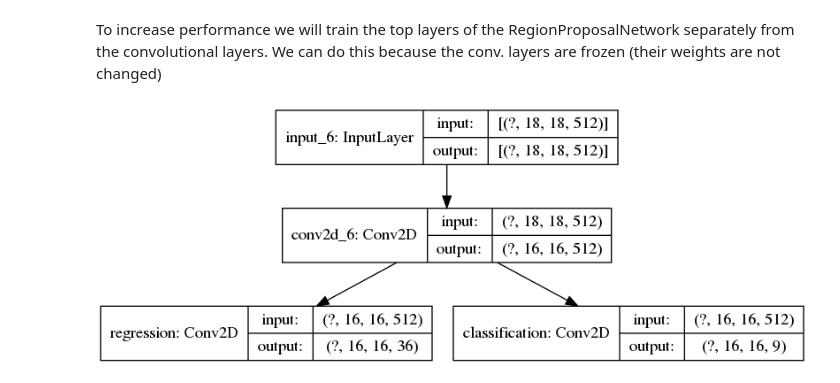
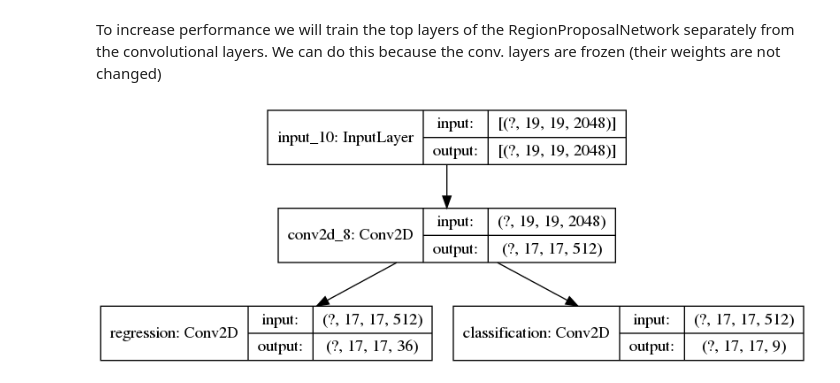
Before and after one commit to georgepachitariu/ml-practice, a Jupyter notebook: Object-detection/Faster R-CNN.ipynb, the cells around one changed output. Drawn from its saved outputs; the diff is of its cells as text; code cells hidden in the pictures.

```diff
--- a/Object-detection/Faster R-CNN.ipynb
+++ b/Object-detection/Faster R-CNN.ipynb
@@ -125,25 +204,25 @@ from the convolutional layers. We can do this because the conv. layers are froze
 # 1. First we get the output of the convolutional layers for each of the train images:
 convolutions_output = base_model.predict(images_dataset)
 # %%
-normalized_init = tf.compat.v1.keras.initializers.RandomNormal(mean=0.0, stddev=0.01)
+from tensorflow.compat.v1.keras.initializers import RandomNormal
 
 #https://www.tensorflow.org/guide/keras/functional
-inputs = tf.keras.Input(shape=(18, 18, 512))
+inputs = tf.keras.Input(shape=(19, 19, 2048))
 
 c = tf.keras.layers.Conv2D(512, (3, 3), activation='relu',
-        bias_initializer='zeros', kernel_initializer=normalized_init)(inputs)
+        bias_initializer='zeros', kernel_initializer=RandomNormal(mean=0.0, stddev=0.1))(inputs)
 
-# TODO: I don't know what is the activation used in the paper here. I used sigmoid.
-regression = tf.keras.layers.Conv2D(36, (1, 1), activation='sigmoid',
-        bias_initializer='zeros', kernel_initializer=normalized_init, name='regression')(c)
+regression = tf.keras.layers.Conv2D(36, (1, 1), bias_initializer='zeros',
+                            kernel_initializer=RandomNormal(mean=0.0, stddev=0.01), name='regression')(c)
 
-classification = tf.keras.layers.Conv2D(9, (1, 1), activation='softmax',
-        bias_initializer='zeros', kernel_initializer=normalized_init, name='classification')(c)
+# I cannot have softmax here because I'm predicting  multiple types of shapes and they all can have 100%
+classification = tf.keras.layers.Conv2D(9, (1, 1), bias_initializer='zeros',
+                            kernel_initializer=RandomNormal(mean=0.0, stddev=0.001), name='classification')(c)
 
 model = tf.keras.Model(inputs=inputs, outputs=[regression, classification])
 
 tf.keras.utils.plot_model(model, show_shapes=True)
 # %% [output]
-[figure, old version]
+[figure, new version]
 # %%
 model.compile(optimizer=tf.keras.optimizers.SGD(learning_rate=0.01, momentum=0.9),
```
Also changed, not shown: parts of 16 cells of this notebook, 1 other file.
